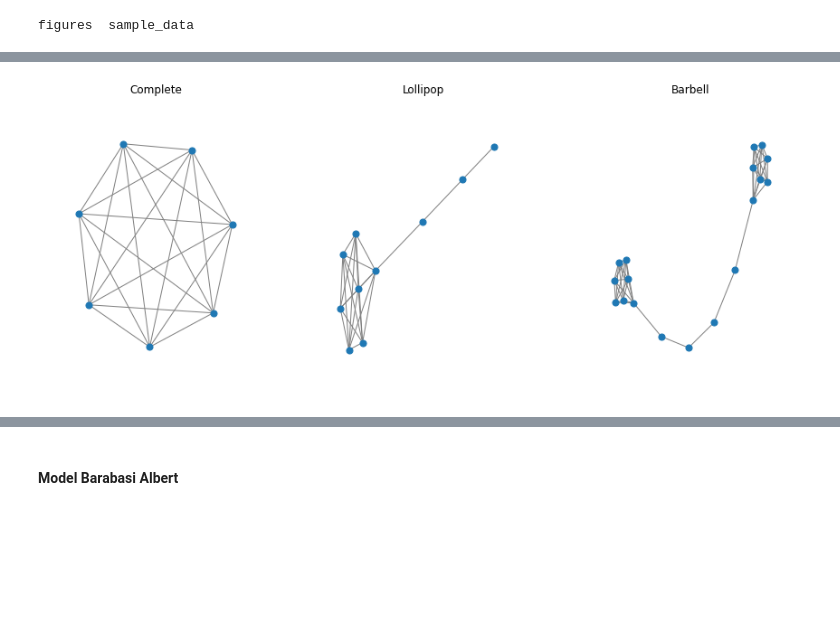
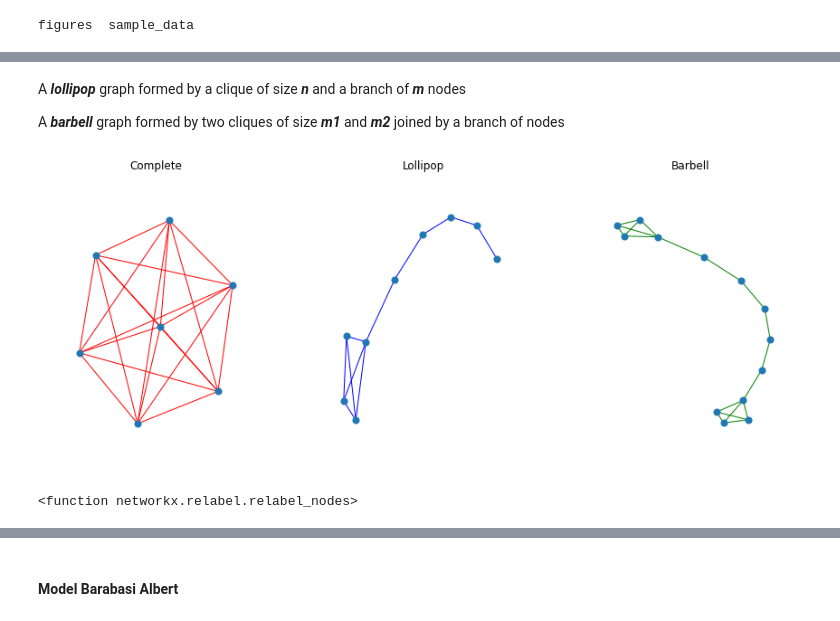
Before and after one commit to lin3372/BK_Graph_Machine_Learning_Pkt21, a Jupyter notebook: 01_04_Graphs_Benchmarks.ipynb, the cells around one changed output, grey strips where cells are left out. Cells and saved outputs as stored; diff of their text form; code cells hidden in the pictures; blank space fills up the shorter version.

```diff
--- a/01_04_Graphs_Benchmarks.ipynb
+++ b/01_04_Graphs_Benchmarks.ipynb
@@ -33,7 +33,7 @@ figures  sample_data
 # %%
-def draw_graph(G, node_names={}, filename=None, node_size=50, layout = None):
+def draw_graph(G, node_names={}, filename=None, node_size=50, layout = None, edge_color='gray'):
     pos_nodes = nx.spring_layout(G) if layout is None else layout(G)
-    nx.draw(G, pos_nodes, with_labels=False, node_size=node_size, edge_color='gray')
+    nx.draw(G, pos_nodes, with_labels=False, node_size=node_size, edge_color=edge_color)
 
     pos_attrs = {}
     for node, coords in pos_nodes.items():
@@ -80,22 +87,29 @@ We start with some simple graphs
 # %%
 complete = nx.complete_graph(n=7)
-lollipop = nx.lollipop_graph(m=7, n=3)
-barbell = nx.barbell_graph(m1=7, m2=4)
+lollipop = nx.lollipop_graph(m=4, n=5)
+barbell = nx.barbell_graph(m1=4, m2=5)
+# %% [markdown]
+A ***lollipop*** graph formed by a clique of size ***n*** and a branch of ***m*** nodes
+
+A ***barbell*** graph formed by two cliques of size ***m1*** and ***m2*** joined by a branch of nodes
 # %%
 plt.figure(figsize=(15,6))
 plt.subplot(1,3,1)
-draw_graph(complete)
+draw_graph(complete, edge_color='red')
 plt.title("Complete")
 plt.subplot(1,3,2)
 plt.title("Lollipop")
-draw_graph(lollipop)
+draw_graph(lollipop, edge_color='blue')
 plt.subplot(1,3,3)
 plt.title("Barbell")
-draw_graph(barbell)
+draw_graph(barbell, edge_color='green')
 plt.savefig(os.path.join(output_dir, "SimpleGraphs.png"))
 # %% [output]
-[figure, old version]
+[figure, new version]
 # %%
 complete = nx.relabel_nodes(nx.complete_graph(n=7), lambda x: x + 0)
-lollipop = nx.relabel_nodes(nx.lollipop_graph(m=7, n=3), lambda x: x+100)
-barbell = nx.relabel_nodes(nx.barbell_graph(m1=7, m2=4), lambda x: x+200)
+lollipop = nx.relabel_nodes(nx.lollipop_graph(m=4, n=5), lambda x: x+100)
+barbell = nx.relabel_nodes(nx.barbell_graph(m1=4, m2=5), lambda x: x+200)
+nx.relabel_nodes
+# %% [output]
+<function networkx.relabel.relabel_nodes>
```
Also changed, not shown: parts of 17 cells of this notebook.
